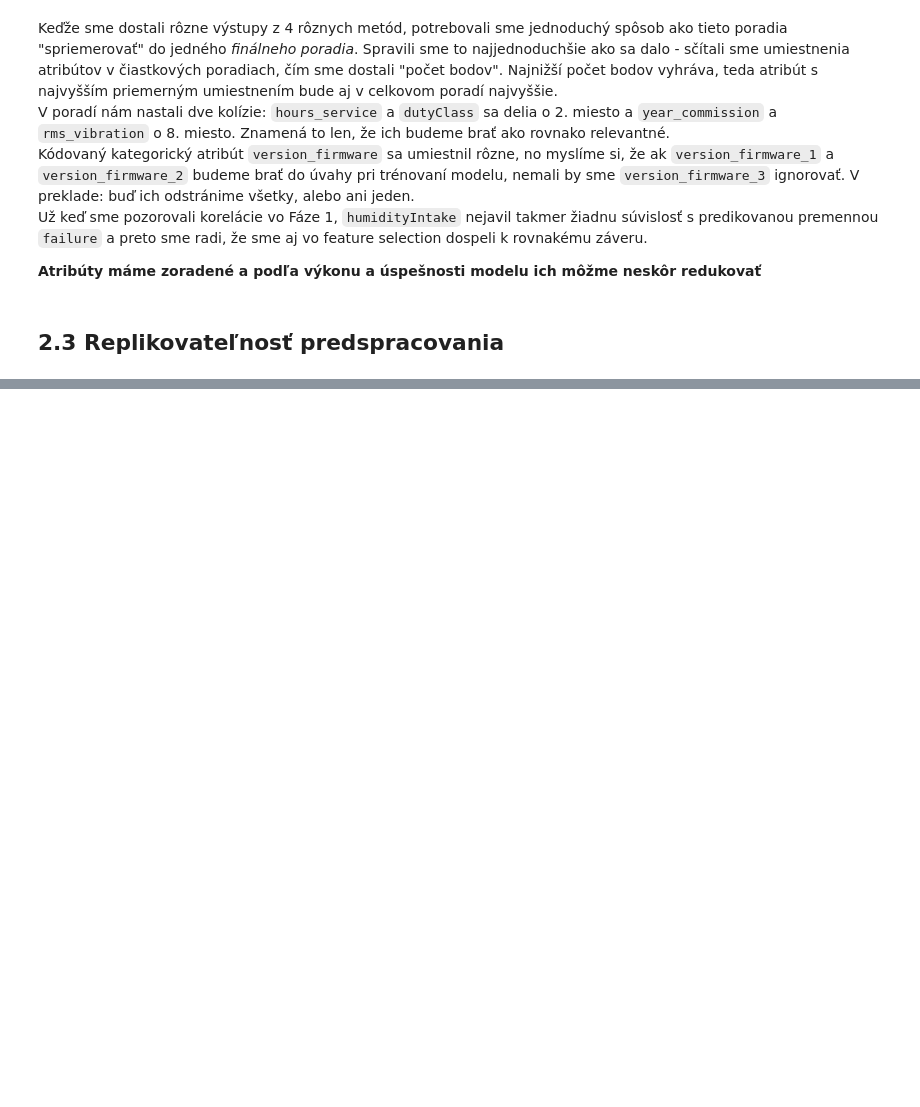
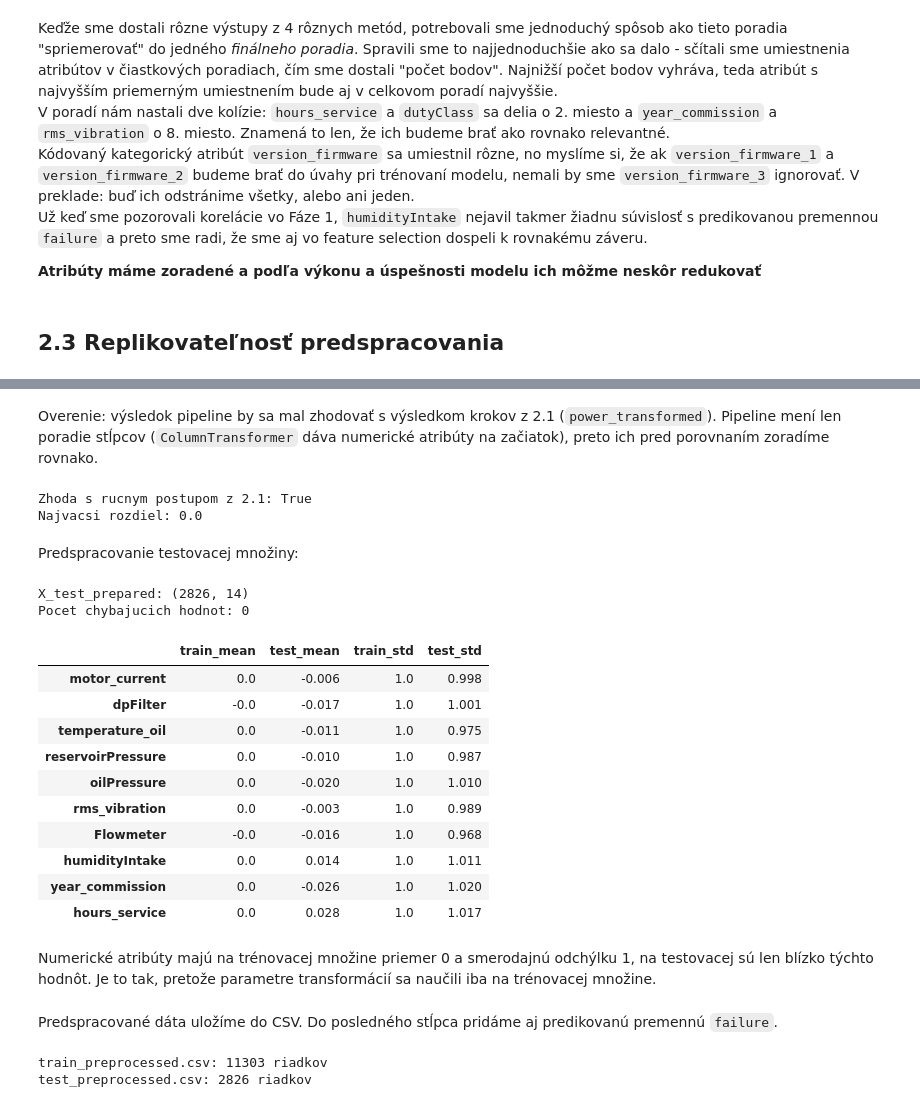
Before and after one commit to Langos428/IAU_projekt, a Jupyter notebook: faza2.ipynb, the cells around one changed output, grey strips where cells are left out. Drawn from its saved outputs; the diff is of its cells as text; code cells hidden in the pictures; blank space fills up the shorter version.

Commit message:
Pridanie pipeline (2.3)

```diff
--- a/faza2.ipynb
+++ b/faza2.ipynb
@@ -105,7 +105,7 @@ podiel failure v train: 0.118 v test: 0.125
 `version_firmware` - v dátach sú iba 3 rôzne verzie, preto použijeme one-hot encoding
 # %%
 mapping = [{'col': 'dutyClass', 'mapping': {'light': 1, 'medium': 2, 'heavy': 3}}]
-ordinal_encoder = ce.OrdinalEncoder(mapping=mapping)
+ordinal_encoder = ce.OrdinalEncoder(cols=["dutyClass"], mapping=mapping)
 X_train = ordinal_encoder.fit_transform(X_train)
 onehot_encoder = ce.OneHotEncoder(cols=["version_firmware"])
 X_train = onehot_encoder.fit_transform(X_train)
@@ -393,0 +405,18 @@ Už keď sme pozorovali korelácie vo Fáze 1, `humidityIntake` nejavil takmer
+# %%
+from sklearn.pipeline import Pipeline
+from sklearn.compose import ColumnTransformer
+from sklearn.preprocessing import RobustScaler, PowerTransformer
+from sklearn.impute import KNNImputer
+
+CATEGORICAL_COLS = ["dutyClass", "version_firmware"]
+NUMERIC_COLS = [col for col in X.columns if col not in CATEGORICAL_COLS]
+
+preprocessing = Pipeline([
+    ("ordinal", ce.OrdinalEncoder(cols=["dutyClass"], mapping=mapping)),
+    ("onehot", ce.OneHotEncoder(cols=["version_firmware"])),
+    ("scale", ColumnTransformer([("robust", RobustScaler(), NUMERIC_COLS)], remainder="passthrough", verbose_feature_names_out=False)),
+    ("impute", KNNImputer(n_neighbors=5)),
+    ("power", ColumnTransformer([("yeo_johnson", PowerTransformer(method="yeo-johnson"), NUMERIC_COLS)], remainder="passthrough", verbose_feature_names_out=False)),
+]).set_output(transform="pandas")
+
+preprocessing
@@ -393,0 +443,4 @@ Už keď sme pozorovali korelácie vo Fáze 1, `humidityIntake` nejavil takmer
+# %%
+X_train_raw = X.loc[X_train.index]
+X_train_prepared = preprocessing.fit_transform(X_train_raw)
+X_train_prepared.head()
@@ -393,0 +454,48 @@ Už keď sme pozorovali korelácie vo Fáze 1, `humidityIntake` nejavil takmer
+# %% [markdown]
+Overenie: výsledok pipeline by sa mal zhodovať s výsledkom krokov z 2.1 (`power_transformed`). Pipeline mení len poradie stĺpcov (`ColumnTransformer` dáva numerické atribúty na začiatok), preto ich pred porovnaním zoradíme rovnako.
+# %%
+max_diff = (X_train_prepared[power_transformed.columns] - power_transformed).abs().max().max()
+print("Zhoda s rucnym postupom z 2.1:", np.allclose(X_train_prepared[power_transformed.columns], power_transformed))
+print("Najvacsi rozdiel:", max_diff)
+# %% [output]
+Zhoda s rucnym postupom z 2.1: True
+Najvacsi rozdiel: 0.0
+# %% [markdown]
+Predspracovanie testovacej množiny:
+# %%
+X_test_prepared = preprocessing.transform(X_test)
+print("X_test_prepared:", X_test_prepared.shape)
+print("Pocet chybajucich hodnot:", X_test_prepared.isnull().sum().sum())
+
+pd.DataFrame({
+    "train_mean": X_train_prepared[NUMERIC_COLS].mean(),
+    "test_mean": X_test_prepared[NUMERIC_COLS].mean(),
+    "train_std": X_train_prepared[NUMERIC_COLS].std(),
+    "test_std": X_test_prepared[NUMERIC_COLS].std(),
+}).round(3)
+# %% [output]
+X_test_prepared: (2826, 14)
+Pocet chybajucich hodnot: 0
+|  | train_mean | test_mean | train_std | test_std |
+| motor_current | 0.0 | -0.006 | 1.0 | 0.998 |
+| dpFilter | -0.0 | -0.017 | 1.0 | 1.001 |
+| temperature_oil | 0.0 | -0.011 | 1.0 | 0.975 |
+| reservoirPressure | 0.0 | -0.010 | 1.0 | 0.987 |
+| oilPressure | 0.0 | -0.020 | 1.0 | 1.010 |
+| rms_vibration | 0.0 | -0.003 | 1.0 | 0.989 |
+| Flowmeter | -0.0 | -0.016 | 1.0 | 0.968 |
+| humidityIntake | 0.0 | 0.014 | 1.0 | 1.011 |
+| year_commission | 0.0 | -0.026 | 1.0 | 1.020 |
+| hours_service | 0.0 | 0.028 | 1.0 | 1.017 |
+# %% [markdown]
+Numerické atribúty majú na trénovacej množine priemer 0 a smerodajnú odchýlku 1, na testovacej sú len blízko týchto hodnôt. Je to tak, pretože parametre transformácií sa naučili iba na trénovacej množine.
+# %% [markdown]
+Predspracované dáta uložíme do CSV. Do posledného stĺpca pridáme aj predikovanú premennú `failure`.
+# %%
+X_train_prepared.assign(failure=y_train).to_csv("train_preprocessed.csv", index=False)
+X_test_prepared.assign(failure=y_test).to_csv("test_preprocessed.csv", index=False)
+print("train_preprocessed.csv:", X_train_prepared.shape[0], "riadkov")
+print("test_preprocessed.csv:", X_test_prepared.shape[0], "riadkov")
+# %% [output]
+train_preprocessed.csv: 11303 riadkov
+test_preprocessed.csv: 2826 riadkov
```
Also changed, not shown: parts of 4 cells of this notebook.
